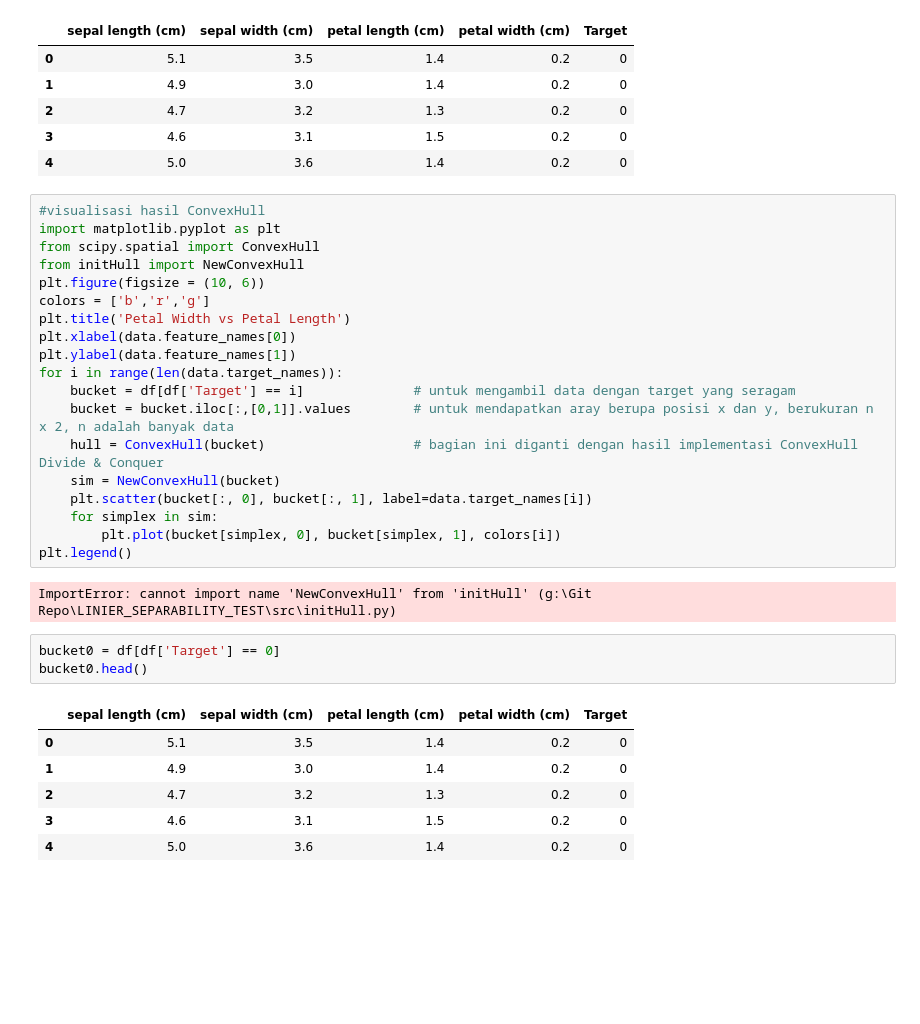
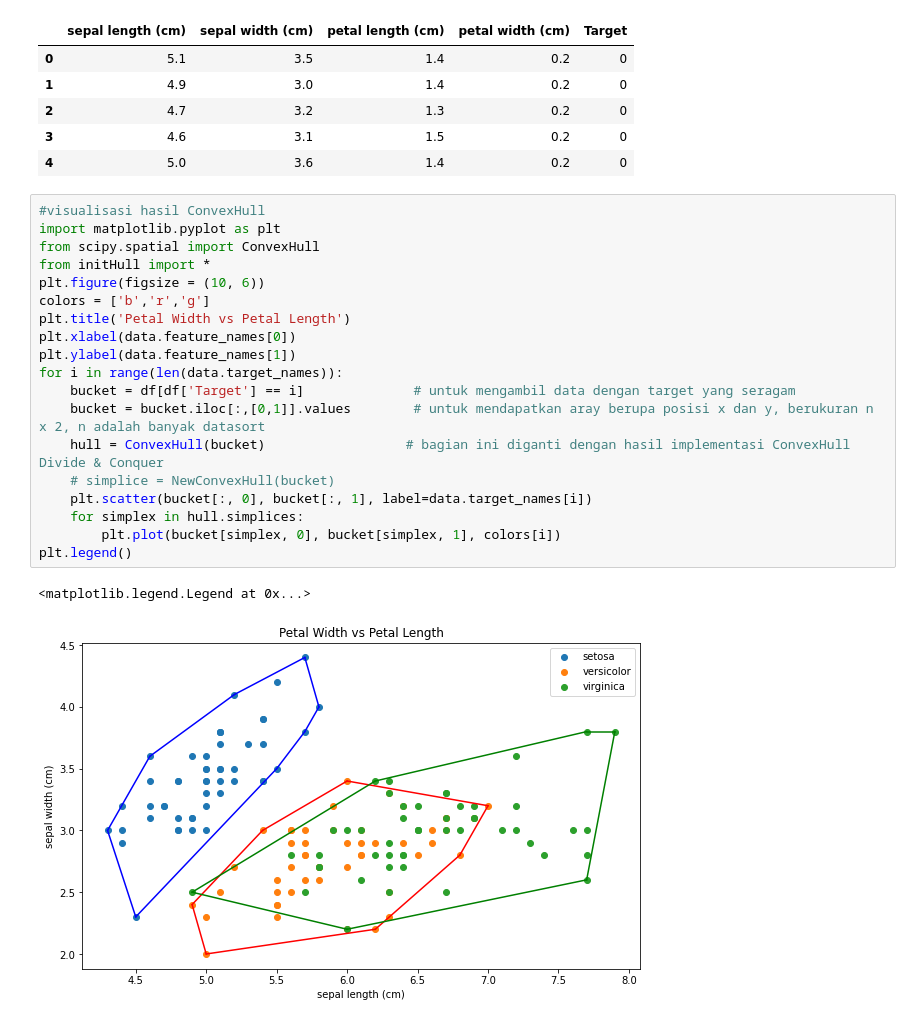
Before and after one commit to Amike31/LINIER_SEPARABILITY_TEST, a Jupyter notebook: src/convex.ipynb, the cells around one changed output. Drawn from its saved outputs; the diff is of its cells as text; blank space fills up the shorter version.

```diff
--- a/src/convex.ipynb
+++ b/src/convex.ipynb
@@ -20,31 +20,22 @@ df.head()
 # %%
 #visualisasi hasil ConvexHull
 import matplotlib.pyplot as plt
 from scipy.spatial import ConvexHull
-from initHull import NewConvexHull
+from initHull import *
 plt.figure(figsize = (10, 6))
 colors = ['b','r','g']
 plt.title('Petal Width vs Petal Length')
 plt.xlabel(data.feature_names[0])
 plt.ylabel(data.feature_names[1])
 for i in range(len(data.target_names)):
     bucket = df[df['Target'] == i]              # untuk mengambil data dengan target yang seragam
-    bucket = bucket.iloc[:,[0,1]].values        # untuk mendapatkan aray berupa posisi x dan y, berukuran n x 2, n adalah banyak data
-    hull = ConvexHull(bucket)                   # bagian ini diganti dengan hasil implementasi ConvexHull Divide & Conquer
-    sim = NewConvexHull(bucket)
+    bucket = bucket.iloc[:,[0,1]].values        # untuk mendapatkan aray berupa posisi x dan y, berukuran n x 2, n adalah banyak datasort
+    hull = ConvexHull(bucket)                  # bagian ini diganti dengan hasil implementasi ConvexHull Divide & Conquer
+    # simplice = NewConvexHull(bucket)
     plt.scatter(bucket[:, 0], bucket[:, 1], label=data.target_names[i])
-    for simplex in sim:
+    for simplex in hull.simplices:
         plt.plot(bucket[simplex, 0], bucket[simplex, 1], colors[i])
 plt.legend()
 # %% [output]
-ImportError: cannot import name 'NewConvexHull' from 'initHull' (g:\Git Repo\LINIER_SEPARABILITY_TEST\src\initHull.py)
+<matplotlib.legend.Legend at 0x...>
+[figure, added]
-# %%
-bucket0 = df[df['Target'] == 0]
-bucket0.head()
-# %% [output]
-|  | sepal length (cm) | sepal width (cm) | petal length (cm) | petal width (cm) | Target |
-| 0 | 5.1 | 3.5 | 1.4 | 0.2 | 0 |
-| 1 | 4.9 | 3.0 | 1.4 | 0.2 | 0 |
-| 2 | 4.7 | 3.2 | 1.3 | 0.2 | 0 |
-| 3 | 4.6 | 3.1 | 1.5 | 0.2 | 0 |
-| 4 | 5.0 | 3.6 | 1.4 | 0.2 | 0 |
```
Also changed, not shown: parts of 8 cells of this notebook, 3 other files.
